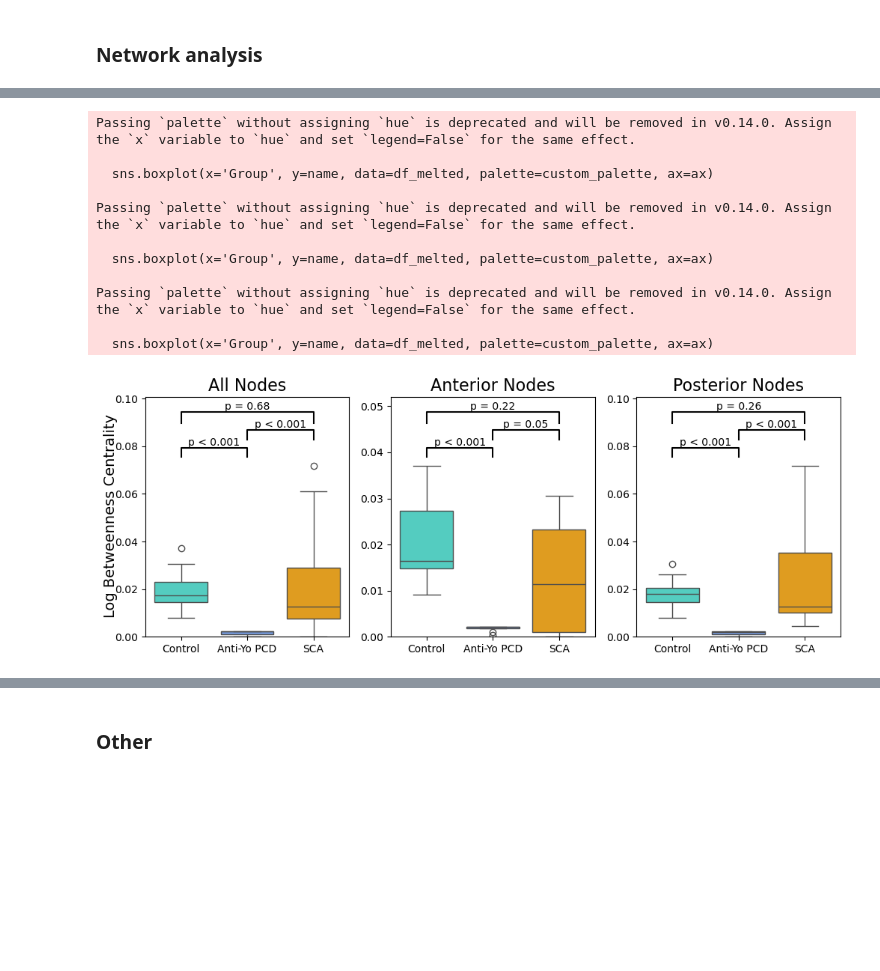
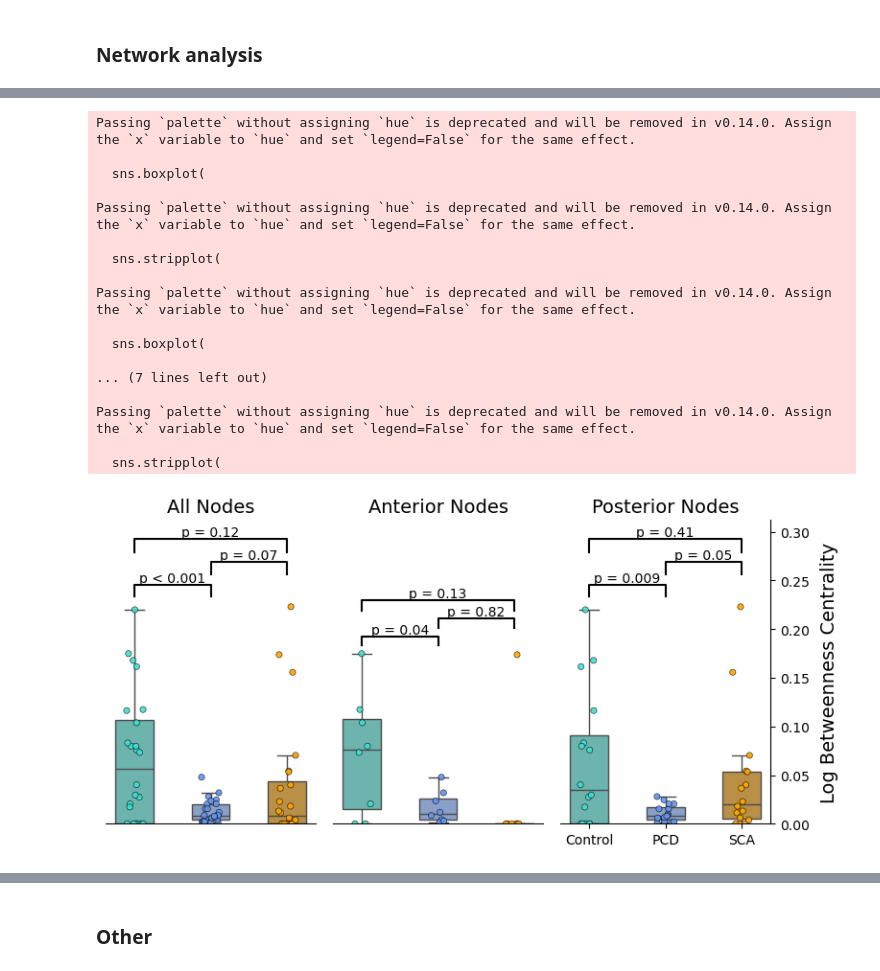
Before and after one commit to tamelenak/pcd-spatial-analysis, a Jupyter notebook: notebooks/network_analysis.ipynb, the cells around one changed output, grey strips where cells are left out. Saved outputs shown, nothing was run; the diff lists cells and outputs as text; code cells hidden in the pictures; blank space fills up the shorter version.

```diff
--- a/notebooks/network_analysis.ipynb
+++ b/notebooks/network_analysis.ipynb
@@ -571,13 +585,20 @@ metrics3 = calculate_graph_metrics(g3)
 def create_boxplot(data1, data2, data3, title, ax, name):
     df = pd.DataFrame({
         'Control': data1,
-        'Anti-Yo PCD': data2,
+        'PCD': data2,
         'SCA': data3
     })
     df_melted = df.melt(var_name='Group', value_name=name)
 
-    custom_palette = {'Anti-Yo PCD': 'cornflowerblue', 'Control': 'turquoise', 'SCA': 'orange'}
-    sns.boxplot(x='Group', y=name, data=df_melted, palette=custom_palette, ax=ax)
+    custom_palette = {'PCD': 'cornflowerblue', 'Control': 'turquoise', 'SCA': 'orange'}
+    sns.boxplot(
+        x='Group', y=name, data=df_melted, palette=custom_palette, ax=ax,
+        width=0.5, fliersize=0, linewidth=1.0, saturation=0.45,
+    )
+    sns.stripplot(
+        x='Group', y=name, data=df_melted, palette=custom_palette, ax=ax,
+        size=4.5, jitter=0.12, edgecolor='black', linewidth=0.4, alpha=0.9,
+    )
 
     _, p12 = stats.ttest_ind(data1, data2, equal_var=False)
     _, p13 = stats.ttest_ind(data1, data3, equal_var=False)
@@ -588,7 +609,7 @@ def create_boxplot(data1, data2, data3, title, ax, name):
     add_significance_bar(1, 2, y_max*1.15, p23, ax)
     add_significance_bar(0, 2, y_max*1.25, p13, ax)
 
-    ax.set_title(title, fontsize=16)
+    ax.set_title(title, fontsize=14)
     ax.set_xlabel(None)
     ax.set_ylabel(None)
     ax.set_ylim(0, y_max*1.4)
@@ -664,55 +708,74 @@ Passing `palette` without assigning `hue` is deprecated and will be removed in v
 # %%
 metric_to_plot = 'betweenness_centrality'
 
-# Create the main figure
-fig, (ax1, ax2, ax3) = plt.subplots(1, 3, figsize=(10, 4))
-plt.subplots_adjust(wspace=0.3)
+fig, (ax1, ax2, ax3) = plt.subplots(1, 3, figsize=(8, 4))
+plt.subplots_adjust(wspace=0.08)
 
 def normalize(x):
     return (x - np.min(x)) / (np.max(x) - np.min(x))
 
-# All nodes
 create_boxplot(
     np.log1p(list(metrics1[metric_to_plot].values())),
     np.log1p(list(metrics2[metric_to_plot].values())),
     np.log1p(list(metrics3[metric_to_plot].values())),
     'All Nodes', ax1, 'Log Betweenness Centrality'
 )
 
-# Anterior nodes
 create_boxplot(
     np.log1p(filter_nodes(g1, metrics1, 'anterior', metric_to_plot)),
     np.log1p(filter_nodes(g2, metrics2, 'anterior', metric_to_plot)),
     np.log1p(filter_nodes(g3, metrics3, 'anterior', metric_to_plot)),
     'Anterior Nodes', ax2, 'Log Betweenness Centrality'
 )
 
-# Posterior nodes
 create_boxplot(
     np.log1p(filter_nodes(g1, metrics1, 'posterior', metric_to_plot)),
     np.log1p(filter_nodes(g2, metrics2, 'posterior', metric_to_plot)),
     np.log1p(filter_nodes(g3, metrics3, 'posterior', metric_to_plot)),
     'Posterior Nodes', ax3, 'Log Betweenness Centrality'
 )
 
-fig.text(0, 0.5, 'Log Betweenness Centrality', va='center', rotation='vertical', fontsize=14)
+# Share a single y-axis across all subplots, displayed on the far right only
+global_ymax = max(ax.get_ylim()[1] for ax in (ax1, ax2, ax3))
+for ax in (ax1, ax2, ax3):
+    ax.set_ylim(0, global_ymax)
+    ax.spines['top'].set_visible(False)
+
+for ax in (ax1, ax2):
+    ax.spines['left'].set_visible(False)
+    ax.spines['right'].set_visible(False)
+    ax.tick_params(axis='y', which='both', left=False, right=False, labelleft=False)
+    ax.tick_params(axis='x', which='both', bottom=False, labelbottom=False)
+
+ax3.spines['left'].set_visible(False)
+ax3.spines['right'].set_visible(True)
+ax3.yaxis.tick_right()
+ax3.yaxis.set_label_position('right')
+ax3.set_ylabel('Log Betweenness Centrality', fontsize=14, labelpad=8)
 
 plt.tight_layout()
-plt.savefig('../results/betweenness_centrality.svg', bbox_inches='tight')
+plt.savefig('../results/betweenness_centrality.svg', bbox_inches='tight', dpi=300)
+plt.savefig('../results/betweenness_centrality.png', bbox_inches='tight', dpi=600)
 plt.show()
 # %% [output]
 Passing `palette` without assigning `hue` is deprecated and will be removed in v0.14.0. Assign the `x` variable to `hue` and set `legend=False` for the same effect.
 
-  sns.boxplot(x='Group', y=name, data=df_melted, palette=custom_palette, ax=ax)
+  sns.boxplot(
 
 Passing `palette` without assigning `hue` is deprecated and will be removed in v0.14.0. Assign the `x` variable to `hue` and set `legend=False` for the same effect.
 
-  sns.boxplot(x='Group', y=name, data=df_melted, palette=custom_palette, ax=ax)
+  sns.stripplot(
 
 Passing `palette` without assigning `hue` is deprecated and will be removed in v0.14.0. Assign the `x` variable to `hue` and set `legend=False` for the same effect.
 
-  sns.boxplot(x='Group', y=name, data=df_melted, palette=custom_palette, ax=ax)
+  sns.boxplot(
+
+... (7 lines left out)
+
+Passing `palette` without assigning `hue` is deprecated and will be removed in v0.14.0. Assign the `x` variable to `hue` and set `legend=False` for the same effect.
+
+  sns.stripplot(
-[figure, old version]
+[figure, new version]
 # %%
 metric_to_plot = 'clustering_coefficient'
 
```
Also changed, not shown: parts of 19 cells of this notebook, 37 other files.
